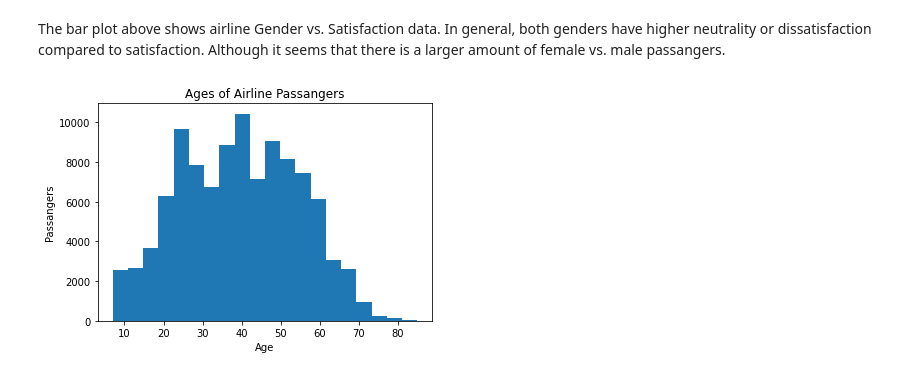
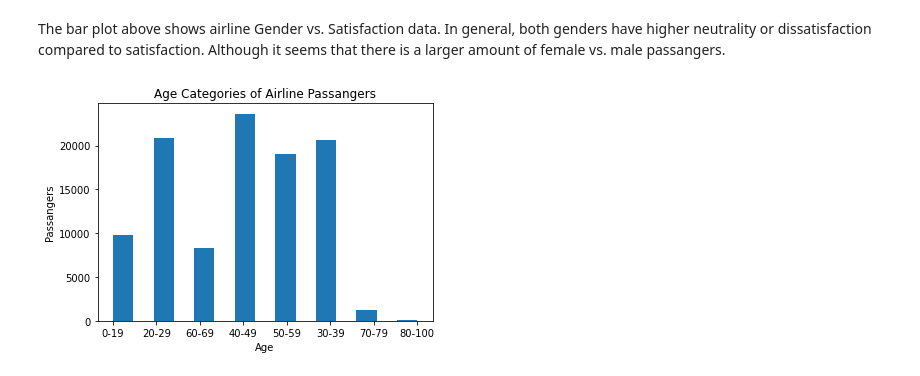
Before and after one commit to pemiran1/Capstone-Two-Airline-Satisfaction-Project, a Jupyter notebook: airline-project.ipynb, the cells around one changed output. Cells and saved outputs as stored; diff of their text form; code cells hidden in the pictures.

Commit message:
Kaggle Notebook | Airline Project Part 1 | Version 17

```diff
--- a/airline-project.ipynb
+++ b/airline-project.ipynb
@@ -454,20 +454,21 @@ sns.histplot(binwidth=0.5, x="Gender", hue="satisfaction", data=airline_data, st
 [figure]
 # %% [markdown]
 The bar plot above shows airline Gender vs. Satisfaction data. In general, both genders have higher neutrality or dissatisfaction compared to satisfaction. Although it seems that there is a larger amount of female vs. male passangers.
+# %%
+airline_data.loc[airline_data['Age']<=19, 'age_group'] = '0-19'
+airline_data.loc[airline_data['Age'].between(20,29), 'age_group'] = '20-29'
+airline_data.loc[airline_data['Age'].between(30,39), 'age_group'] = '30-39'
+airline_data.loc[airline_data['Age'].between(40,49), 'age_group'] = '40-49'
+airline_data.loc[airline_data['Age'].between(50,59), 'age_group'] = '50-59'
+airline_data.loc[airline_data['Age'].between(60,69), 'age_group'] = '60-69'
+airline_data.loc[airline_data['Age'].between(70,79), 'age_group'] = '70-79'
+airline_data.loc[airline_data['Age']>79, 'age_group'] = '80-100'
 # %%
-# import matplotlib.pyplot as plt
-# import numpy as np
-
-
-plt.hist(airline_data['Age'], bins = 20)
-plt.title('Ages of Airline Passangers')
+airline_data['age_group'].value_counts().sort_values(ascending=False)
+plt.hist(airline_data['age_group'], bins = 15)
+plt.title('Age Categories of Airline Passangers')
 plt.xlabel('Age')
 plt.ylabel('Passangers')
 plt.show()
-
-
-# x = airline_data['satisfaction']
-# y = airline_data['id']
-# plt.scatter(x, y)
 # %% [output]
-[figure, old version]
+[figure, new version]
```
Also changed, not shown: parts of 3 cells of this notebook.
